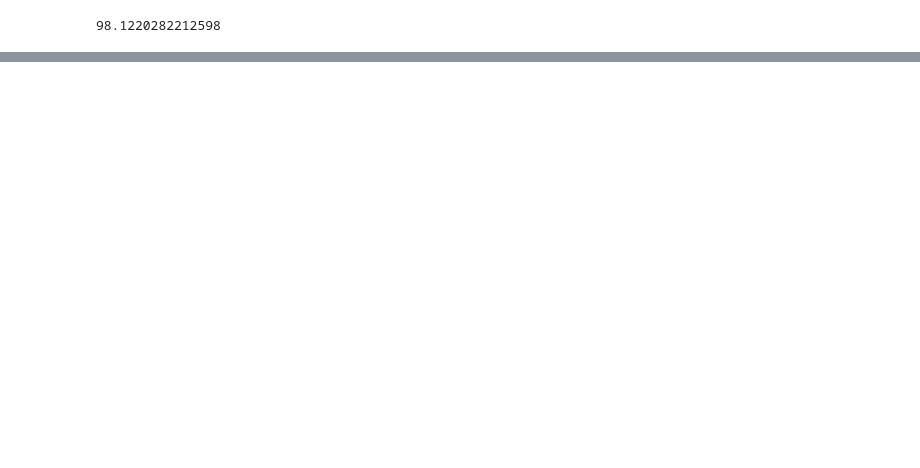
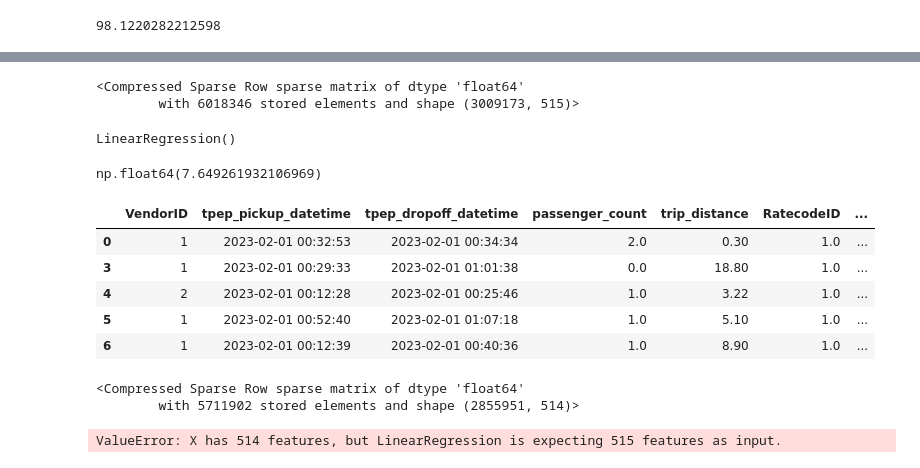
Before and after one commit to edmundfang1/mlops-zoomcamp, a Jupyter notebook: 01-intro/homework.ipynb, the cells around one changed output, grey strips where cells are left out. Drawn from its saved outputs; the diff is of its cells as text; code cells hidden in the pictures; blank space fills up the shorter version.

```diff
--- a/01-intro/homework.ipynb
+++ b/01-intro/homework.ipynb
@@ -15,3 +18,19 @@ len(data_202301.axes[0])
+# %%
+def prep_df(df):
+    # make copy of df
+    df_new = df.copy()
+
+    # calc duration in mins
+    df_new["duration_min"] = (df_new.tpep_dropoff_datetime - df_new.tpep_pickup_datetime).dt.total_seconds() / 60
+
+    # filter for trips between 1min & 60mins only
+    df_new = df_new[(df_new.duration_min >= 1) & (df_new.duration_min <= 60)]
+
+    # convert x var to string
+    x_var = ["PULocationID", "DOLocationID"]
+    df_new[x_var] = df_new[x_var].astype(str)
+
+    return df_new
 # %%
 # Q1
 len(data_202301.axes[1])
@@ -91,0 +90,5 @@ data_202301_filtered_list_of_dict = data_202301_filtered.to_dict(orient = 'recor
+# %%
+x_train
+# %% [output]
+<Compressed Sparse Row sparse matrix of dtype 'float64'
+        with 6018346 stored elements and shape (3009173, 515)>
@@ -91,0 +101,6 @@ data_202301_filtered_list_of_dict = data_202301_filtered.to_dict(orient = 'recor
+# %%
+# fit LR model
+lr = LinearRegression()
+lr.fit(x_train, y_train)
+# %% [output]
+LinearRegression()
@@ -91,0 +110,18 @@ data_202301_filtered_list_of_dict = data_202301_filtered.to_dict(orient = 'recor
+# %%
+# calc RMSE
+mean_squared_error(y_train, y_pred_train, squared = False)
+# %% [output]
+np.float64(7.649261932106969)
+# %%
+# Q5
+
+# prep dataset
+data_202302_filtered = prep_df(data_202302)
+data_202302_filtered.head()
+# %% [output]
+|  | VendorID | tpep_pickup_datetime | tpep_dropoff_datetime | passenger_count | trip_distance | RatecodeID | ... |
+| 0 | 1 | 2023-02-01 00:32:53 | 2023-02-01 00:34:34 | 2.0 | 0.30 | 1.0 | ... |
+| 3 | 1 | 2023-02-01 00:29:33 | 2023-02-01 01:01:38 | 0.0 | 18.80 | 1.0 | ... |
+| 4 | 2 | 2023-02-01 00:12:28 | 2023-02-01 00:25:46 | 1.0 | 3.22 | 1.0 | ... |
+| 5 | 1 | 2023-02-01 00:52:40 | 2023-02-01 01:07:18 | 1.0 | 5.10 | 1.0 | ... |
+| 6 | 1 | 2023-02-01 00:12:39 | 2023-02-01 00:40:36 | 1.0 | 8.90 | 1.0 | ... |
@@ -91,0 +135,11 @@ data_202301_filtered_list_of_dict = data_202301_filtered.to_dict(orient = 'recor
+# %%
+x_test
+# %% [output]
+<Compressed Sparse Row sparse matrix of dtype 'float64'
+        with 5711902 stored elements and shape (2855951, 514)>
+# %%
+# calc test RMSE
+y_pred_test = lr.predict(x_test)
+mean_squared_error(y_test, y_pred_test, squared = False)
+# %% [output]
+ValueError: X has 514 features, but LinearRegression is expecting 515 features as input.
```
Also changed, not shown: parts of 15 cells of this notebook.
